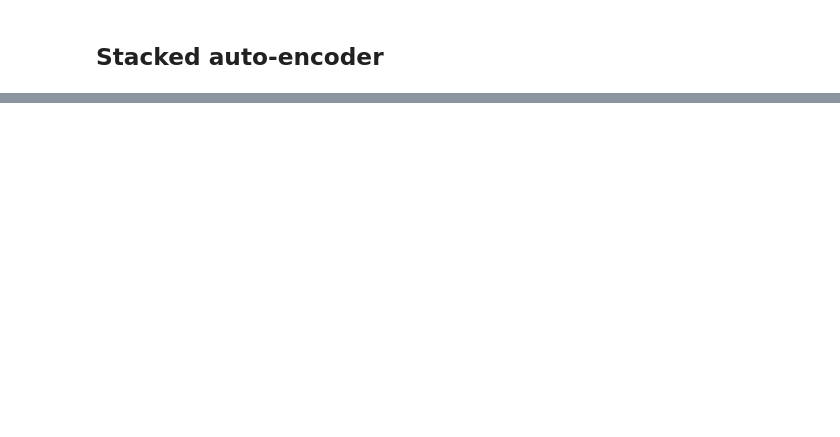
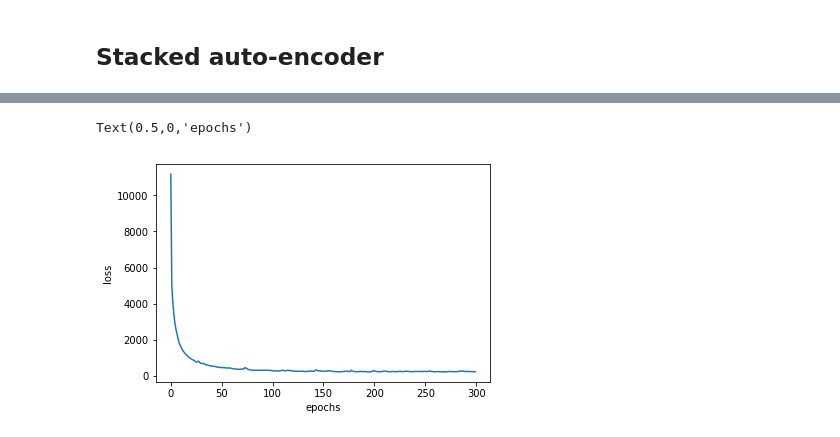
Before and after one commit to alexattia/Medical-Image-Analysis, a Jupyter notebook: Stacked Auto Encoder.ipynb, the cells around one changed output, grey strips where cells are left out. Drawn from its saved outputs; the diff is of its cells as text; code cells hidden in the pictures; blank space fills up the shorter version.

Commit message:
stacked auto encoder with input from CNN

```diff
--- a/Stacked Auto Encoder.ipynb
+++ b/Stacked Auto Encoder.ipynb
@@ -85,0 +136,10 @@ model.fit(X, X, batch_size=64, nb_epoch=5)
+# %%
+l2=[] #resize images (64,64)
+for i in range(l.shape[0]):
+    l2.append(cv2.resize(l[i], (64 , 64)))
+l2 = np.asarray(l2).reshape((-1, 64*64))
+# %%
+model = Sequential()
+#model.add(Dense(4096,  input_shape=[l2.shape[1]*l2.shape[2]]))
+model.add(Dense(100, input_shape=[l2.shape[1]]))
+model.add(Dense(4096, kernel_regularizer=regularizers.l2(0.0001)))
@@ -85,0 +152,6 @@ model.fit(X, X, batch_size=64, nb_epoch=5)
+# %%
+model.compile(loss='mean_squared_error',
+              optimizer='adam',
+              metrics=['accuracy'])
+# %%
+h = model.fit(l2, l2, epochs=300, verbose=2)
@@ -85,0 +176,8 @@ model.fit(X, X, batch_size=64, nb_epoch=5)
+# %%
+metric = 'loss'
+plt.plot(range(len(h.history[metric])), h.history[metric])
+plt.ylabel(metric)
+plt.xlabel('epochs')
+# %% [output]
+Text(0.5,0,'epochs')
+[figure, added]
```
Also changed, not shown: parts of 29 cells of this notebook, 2 other files.
